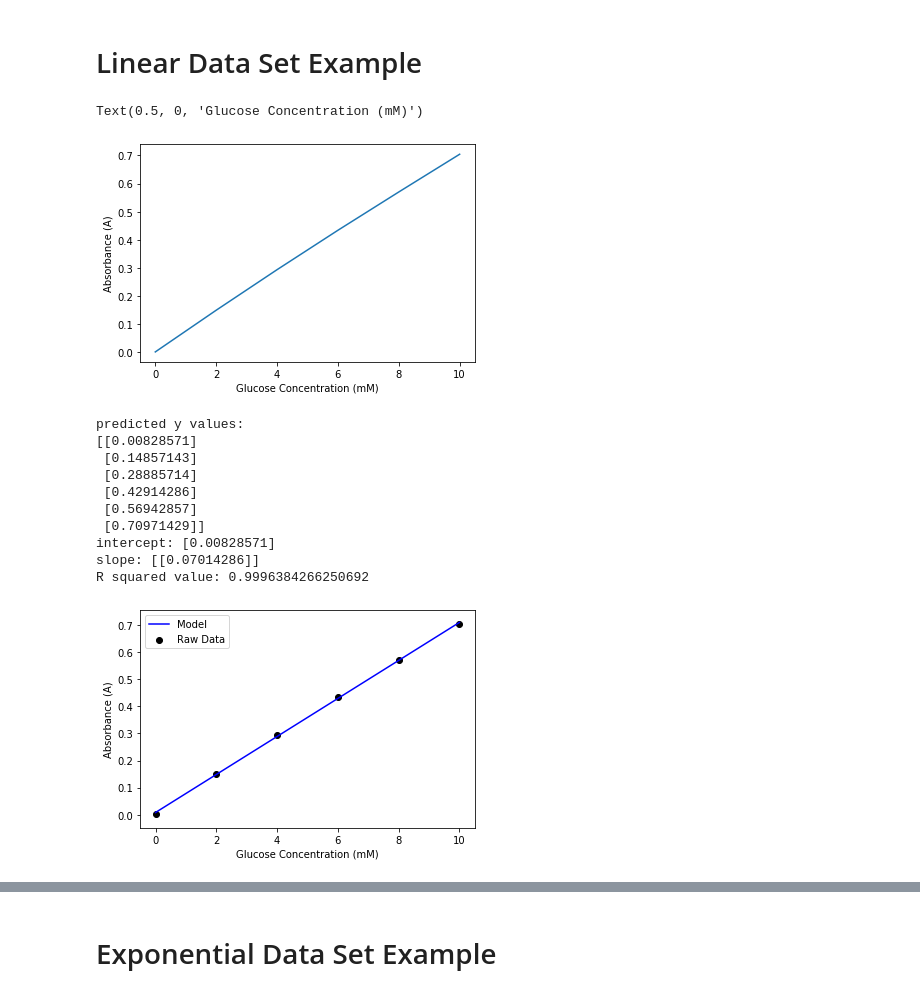
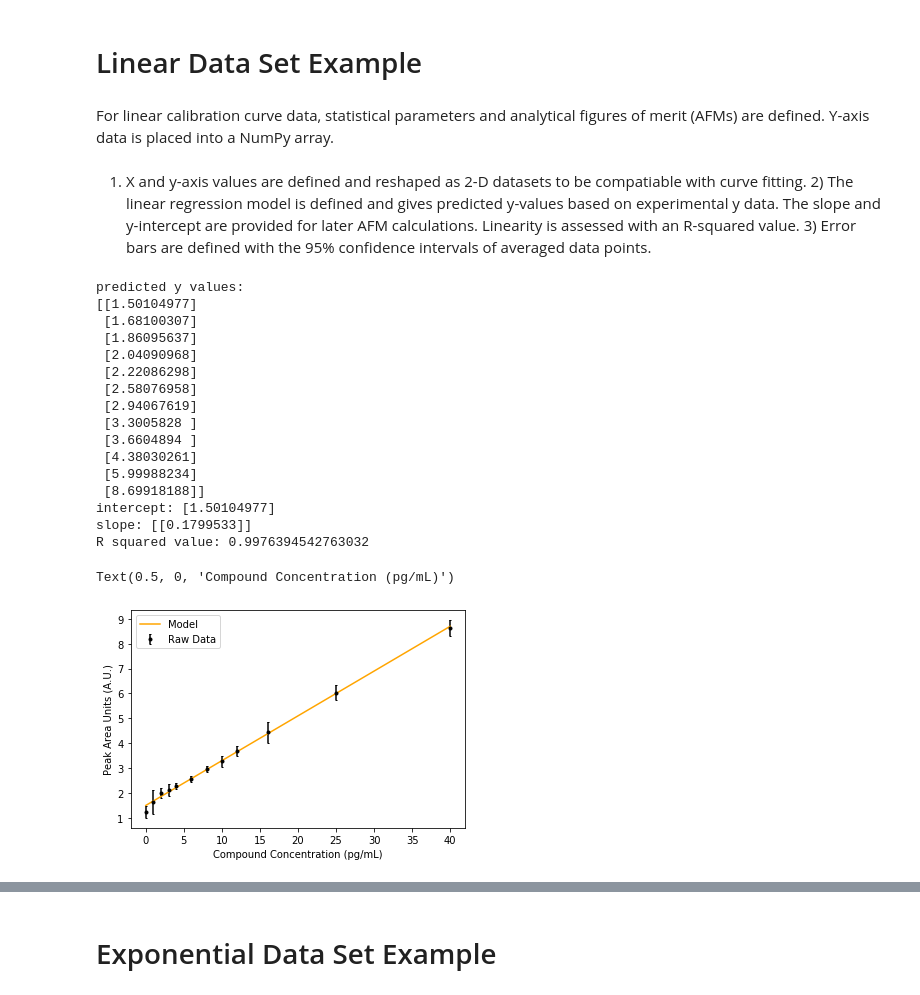
Before and after one commit to barnetk1/Test-repo, a Jupyter notebook: CHEM 399 Project 1_repo_cleanup.ipynb, the cells around one changed output, grey strips where cells are left out. Saved outputs shown, nothing was run; the diff lists cells and outputs as text; code cells hidden in the pictures.

```diff
--- a/CHEM 399 Project 1_repo_cleanup.ipynb
+++ b/CHEM 399 Project 1_repo_cleanup.ipynb
@@ -30,14 +21,4 @@ def gauss_function_ext(x,a1,a2,b1,b2,c1,c2,o):
 # %% [markdown]
 # Linear Data Set Example
-# %%
-conc, absorb = np.loadtxt("lineardataset.txt", usecols=(0,1), unpack = True)
-plt.figure(1)
-plt.plot(conc, absorb)
-plt.ylabel("Absorbance (A)")
-plt.xlabel("Glucose Concentration (mM)")
-#I loaded data from a txt file and designated the x and y values of data as an array
-#(unpack = true) allows me to designate x, y at the beginning
-#I labeled the y and x axis
-# %% [output]
-Text(0.5, 0, 'Glucose Concentration (mM)')
-[figure, removed]
+# %% [markdown]
+For linear calibration curve data, statistical parameters and analytical figures of merit (AFMs) are defined. Y-axis data is placed into a NumPy array.
@@ -44,46 +37,42 @@ Text(0.5, 0, 'Glucose Concentration (mM)')
+# %% [markdown]
+1) X and y-axis values are defined and reshaped as 2-D datasets to be compatiable with curve fitting. 2) The linear regression model is defined and gives predicted y-values based on experimental y data. The slope and y-intercept are provided for later AFM calculations. Linearity is assessed with an R-squared value. 3) Error bars are defined with the 95% confidence intervals of averaged data points.
 # %%
-#Setting up a linear model to fit the data
-#Turning original variables into arrays
-x = np.array([conc]).reshape((-1, 1))
-#x array is required to be 2-D (aka have one column and as many rows as necessary to "work" with y)
-y = np.array([absorb]).reshape((-1, 1))
-#The computer didn't like when I didn't also reshape the y variables, but based on the tutorial, not sure why this is required
-#Generally think it changes the amount of elements that you get??
-#Creating a linear regression object
+x = np.array([0, 1, 2, 3, 4, 6, 8, 10, 12, 16, 25, 40])
+y = np.mean(data1, axis=1)
+x, y = np.array(x).reshape((-1, 1)), np.array(y).reshape((-1, 1))
 lr = LinearRegression()
 #Telling model to use the given data
 lr.fit(x, y)
 #Making predictions with the data
 y_predict = lr.predict(x)
 print('predicted y values:', y_predict, sep='\n')
 #Printing relevant coefficients and values of line
 print('intercept:', lr.intercept_)
 print('slope:', lr.coef_)
 r_sq = lr.score(x,y)
 print('R squared value:', r_sq)
-plt.scatter(x, y, color='black')
-plt.plot(x, y_predict, color='blue', linewidth=1.5)
+plt.errorbar(x, y, yerr=CI(t1, np.std(data1, axis=1), np.size(data1[0])), color='black', capsize=1, marker ='.', linestyle = 'None')
+plt.plot(x, y_predict, color='orange', linewidth=1.5)
 plt.legend(("Model", "Raw Data"))
-plt.ylabel("Absorbance (A)")
-plt.xlabel("Glucose Concentration (mM)")
-
-plt.show()
-#curve_fit = can put multiple response (y) points at one x-axis point
-#test this
-#Resource for replicating LINEST function
-#look more into linear regression package
-#perr = standard deviation
-#Need to know how to grab numbers and multiply/divide accordingly
-#Next I want to have calculations of standard deviation (will need a replicate set of data), %RSD, and confidence interval for adding error bars; basically all calculations for AFMs
+plt.ylabel("Peak Area Units (A.U.)")
+plt.xlabel("Compound Concentration (pg/mL)")
+#Next, learn how to do figure captions
 # %% [output]
 predicted y values:
-[[0.00828571]
- [0.14857143]
- [0.28885714]
- [0.42914286]
- [0.56942857]
- [0.70971429]]
-intercept: [0.00828571]
-slope: [[0.07014286]]
-R squared value: 0.9996384266250692
+[[1.50104977]
+ [1.68100307]
+ [1.86095637]
+ [2.04090968]
+ [2.22086298]
+ [2.58076958]
+ [2.94067619]
+ [3.3005828 ]
+ [3.6604894 ]
+ [4.38030261]
+ [5.99988234]
+ [8.69918188]]
+intercept: [1.50104977]
+slope: [[0.1799533]]
+R squared value: 0.9976394542763032
+Text(0.5, 0, 'Compound Concentration (pg/mL)')
-[figure, old version]
+[figure, new version]
```
Also changed, not shown: parts of 33 cells of this notebook, 2 other files.
